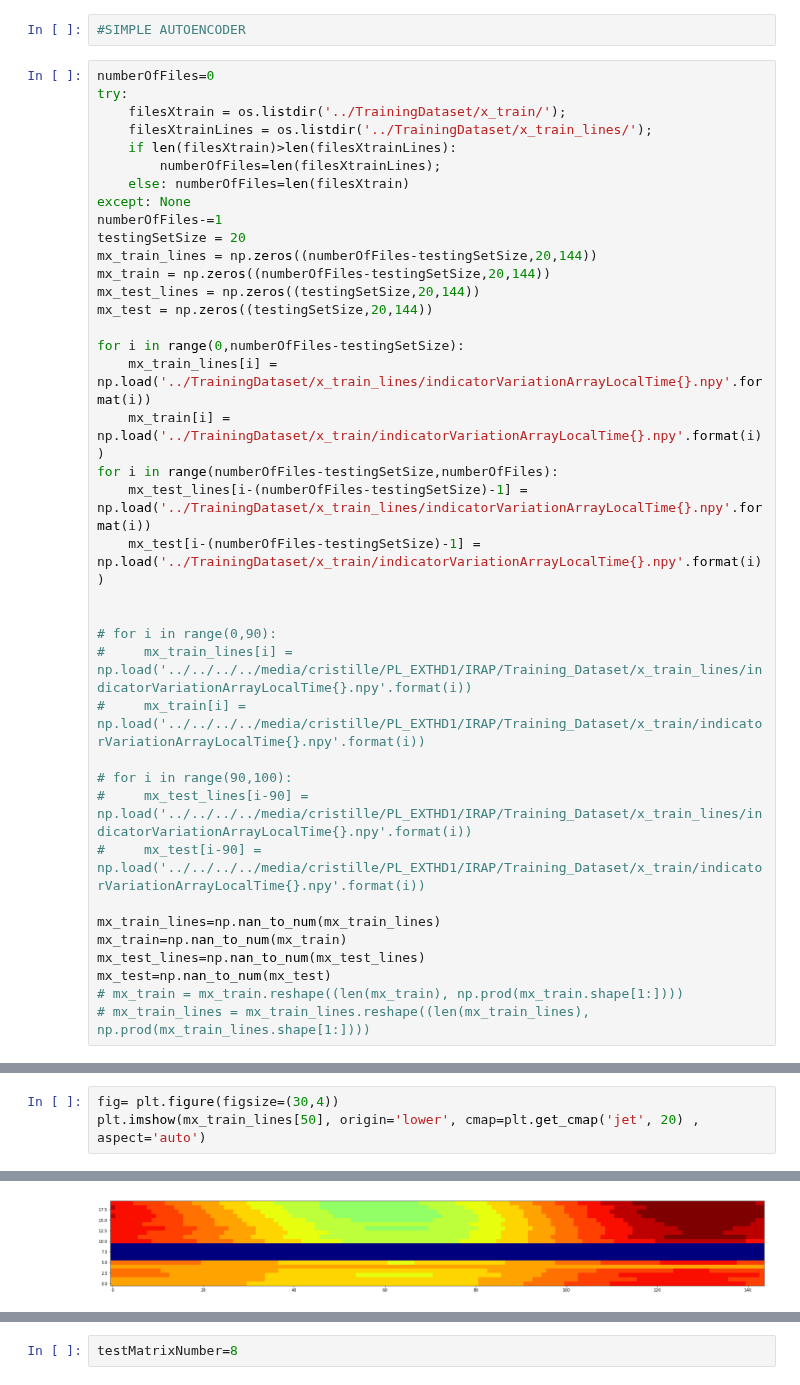
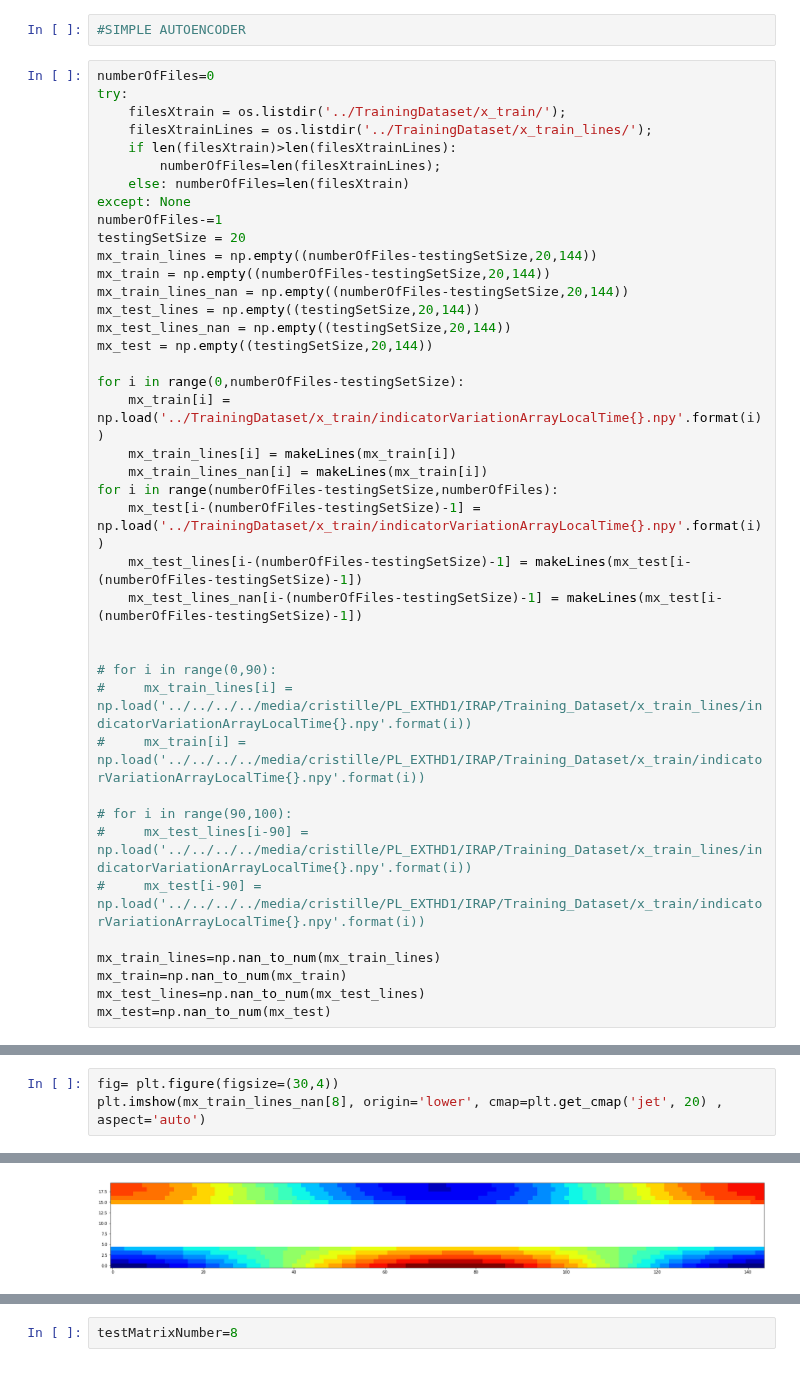
Before and after one commit to Pierre-LaurentC/IonosphericSignalRecontruction, a Jupyter notebook: Encoder_Decoder.ipynb, the cells around one changed output, grey strips where cells are left out. Cells and saved outputs as stored; diff of their text form.

```diff
--- a/Encoder_Decoder.ipynb
+++ b/Encoder_Decoder.ipynb
@@ -30,17 +33,21 @@ try:
 except: None
 numberOfFiles-=1
 testingSetSize = 20
-mx_train_lines = np.zeros((numberOfFiles-testingSetSize,20,144))
-mx_train = np.zeros((numberOfFiles-testingSetSize,20,144))
-mx_test_lines = np.zeros((testingSetSize,20,144))
-mx_test = np.zeros((testingSetSize,20,144))
+mx_train_lines = np.empty((numberOfFiles-testingSetSize,20,144))
+mx_train = np.empty((numberOfFiles-testingSetSize,20,144))
+mx_train_lines_nan = np.empty((numberOfFiles-testingSetSize,20,144))
+mx_test_lines = np.empty((testingSetSize,20,144))
+mx_test_lines_nan = np.empty((testingSetSize,20,144))
+mx_test = np.empty((testingSetSize,20,144))
 
 for i in range(0,numberOfFiles-testingSetSize):
-    mx_train_lines[i] = np.load('../TrainingDataset/x_train_lines/indicatorVariationArrayLocalTime{}.npy'.format(i))
     mx_train[i] = np.load('../TrainingDataset/x_train/indicatorVariationArrayLocalTime{}.npy'.format(i))
+    mx_train_lines[i] = makeLines(mx_train[i])
+    mx_train_lines_nan[i] = makeLines(mx_train[i])
 for i in range(numberOfFiles-testingSetSize,numberOfFiles):
-    mx_test_lines[i-(numberOfFiles-testingSetSize)-1] = np.load('../TrainingDataset/x_train_lines/indicatorVariationArrayLocalTime{}.npy'.format(i))
     mx_test[i-(numberOfFiles-testingSetSize)-1] = np.load('../TrainingDataset/x_train/indicatorVariationArrayLocalTime{}.npy'.format(i))
+    mx_test_lines[i-(numberOfFiles-testingSetSize)-1] = makeLines(mx_test[i-(numberOfFiles-testingSetSize)-1])
+    mx_test_lines_nan[i-(numberOfFiles-testingSetSize)-1] = makeLines(mx_test[i-(numberOfFiles-testingSetSize)-1])
 
 
 # for i in range(0,90):
@@ -55,5 +62,3 @@ mx_train_lines=np.nan_to_num(mx_train_lines)
 mx_train=np.nan_to_num(mx_train)
 mx_test_lines=np.nan_to_num(mx_test_lines)
 mx_test=np.nan_to_num(mx_test)
-# mx_train = mx_train.reshape((len(mx_train), np.prod(mx_train.shape[1:])))
-# mx_train_lines = mx_train_lines.reshape((len(mx_train_lines), np.prod(mx_train_lines.shape[1:])))
@@ -67,9 +75,9 @@ def makeLines(array):
     return arrayLines
 # %%
 fig= plt.figure(figsize=(30,4))
-plt.imshow(mx_train_lines[50], origin='lower', cmap=plt.get_cmap('jet', 20) , aspect='auto')
+plt.imshow(mx_train_lines_nan[8], origin='lower', cmap=plt.get_cmap('jet', 20) , aspect='auto')
 # %% [output]
 <matplotlib.image.AxesImage at 0x...>
-[figure, old version]
+[figure, new version]
 # %%
 fig= plt.figure(figsize=(30,4))
```
Also changed, not shown: parts of 14 cells of this notebook, 2 other files.
